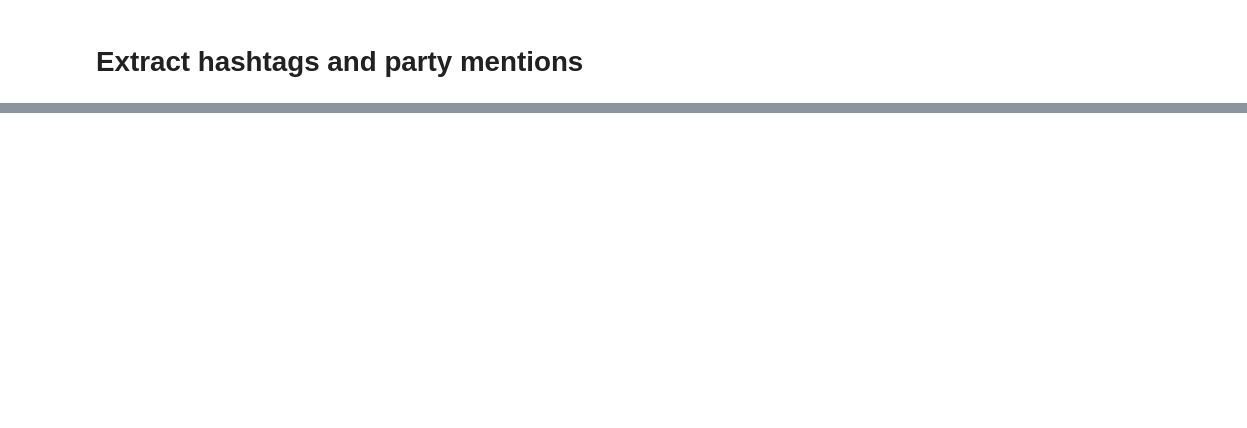
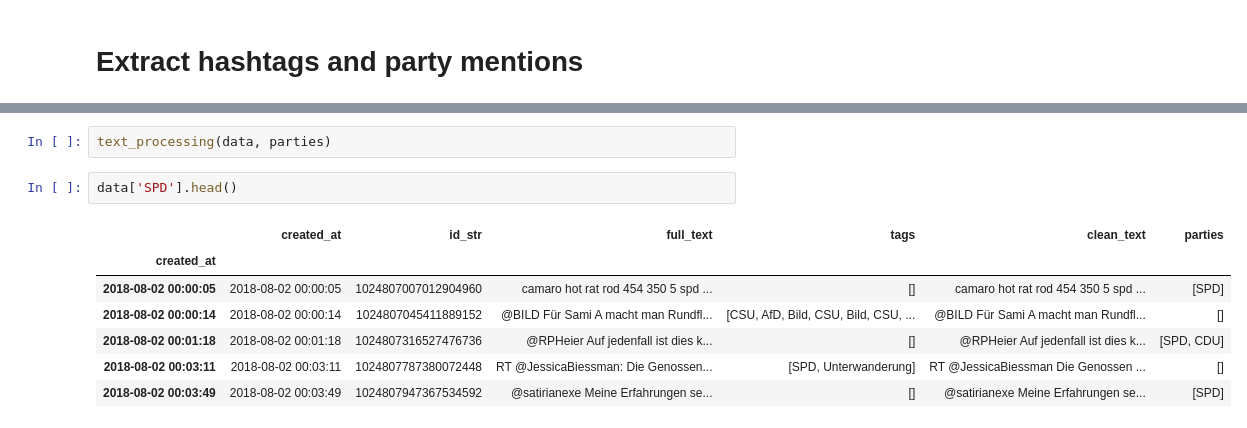
Before and after one commit to FranziSchmitt/Twitter_sentimentanalysis, a Jupyter notebook: Scripts/text_preprocessing.ipynb, the cells around one changed output, grey strips where cells are left out. Saved outputs shown, nothing was run; the diff lists cells and outputs as text; blank space fills up the shorter version.

```diff
--- a/Scripts/text_preprocessing.ipynb
+++ b/Scripts/text_preprocessing.ipynb
@@ -272,0 +238,12 @@ clean_df_AFD.head(5)
+# %%
+text_processing(data, parties)
+# %%
+data['SPD'].head()
+# %% [output]
+|  | created_at | id_str | full_text | tags | clean_text | parties |
+| created_at |  |  |  |  |  |  |
+| 2018-08-02 00:00:05 | 2018-08-02 00:00:05 | 1024807007012904960 | camaro hot rat rod 454 350 5 spd ... | [] | camaro hot rat rod 454 350 5 spd ... | [SPD] |
+| 2018-08-02 00:00:14 | 2018-08-02 00:00:14 | 1024807045411889152 | @BILD Für Sami A macht man Rundfl... | [CSU, AfD, Bild, CSU, Bild, CSU, ... | @BILD Für Sami A macht man Rundfl... | [] |
+| 2018-08-02 00:01:18 | 2018-08-02 00:01:18 | 1024807316527476736 | @RPHeier Auf jedenfall ist dies k... | [] | @RPHeier Auf jedenfall ist dies k... | [SPD, CDU] |
+| 2018-08-02 00:03:11 | 2018-08-02 00:03:11 | 1024807787380072448 | RT @JessicaBiessman: Die Genossen... | [SPD, Unterwanderung] | RT @JessicaBiessman Die Genossen ... | [] |
+| 2018-08-02 00:03:49 | 2018-08-02 00:03:49 | 1024807947367534592 | @satirianexe Meine Erfahrungen se... | [] | @satirianexe Meine Erfahrungen se... | [SPD] |
```
Also changed, not shown: parts of 33 cells of this notebook.
